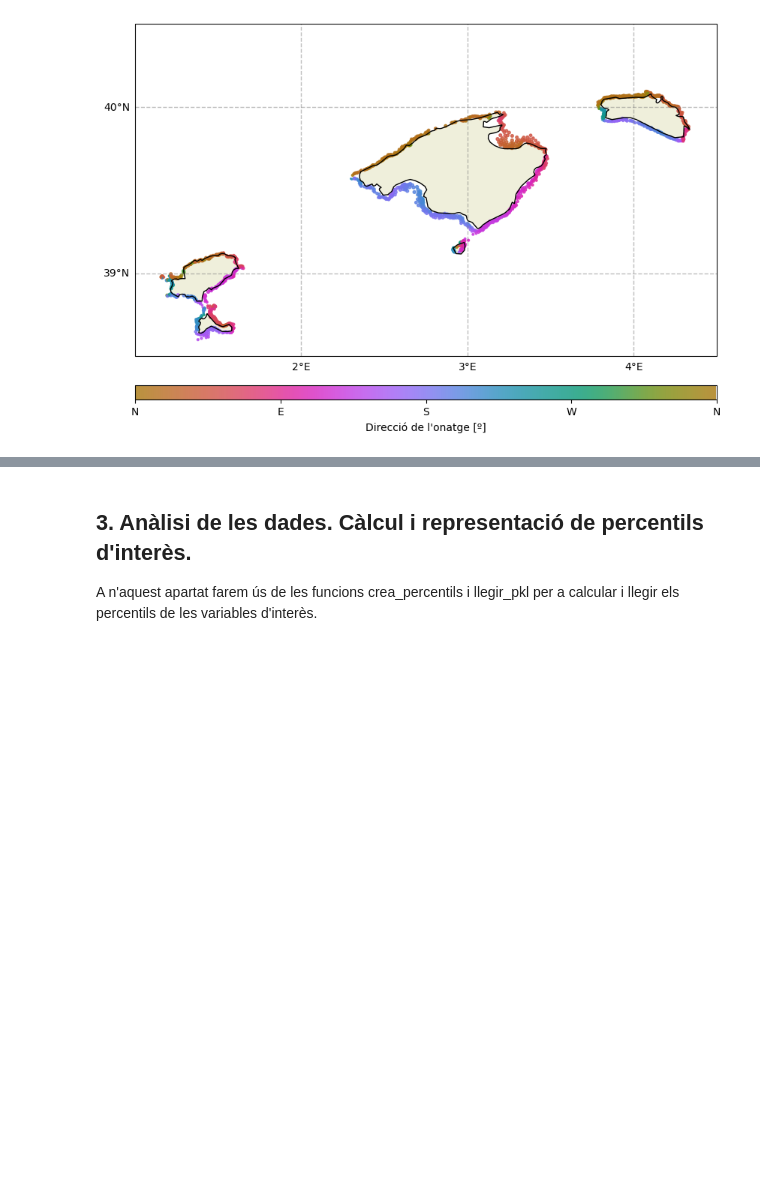
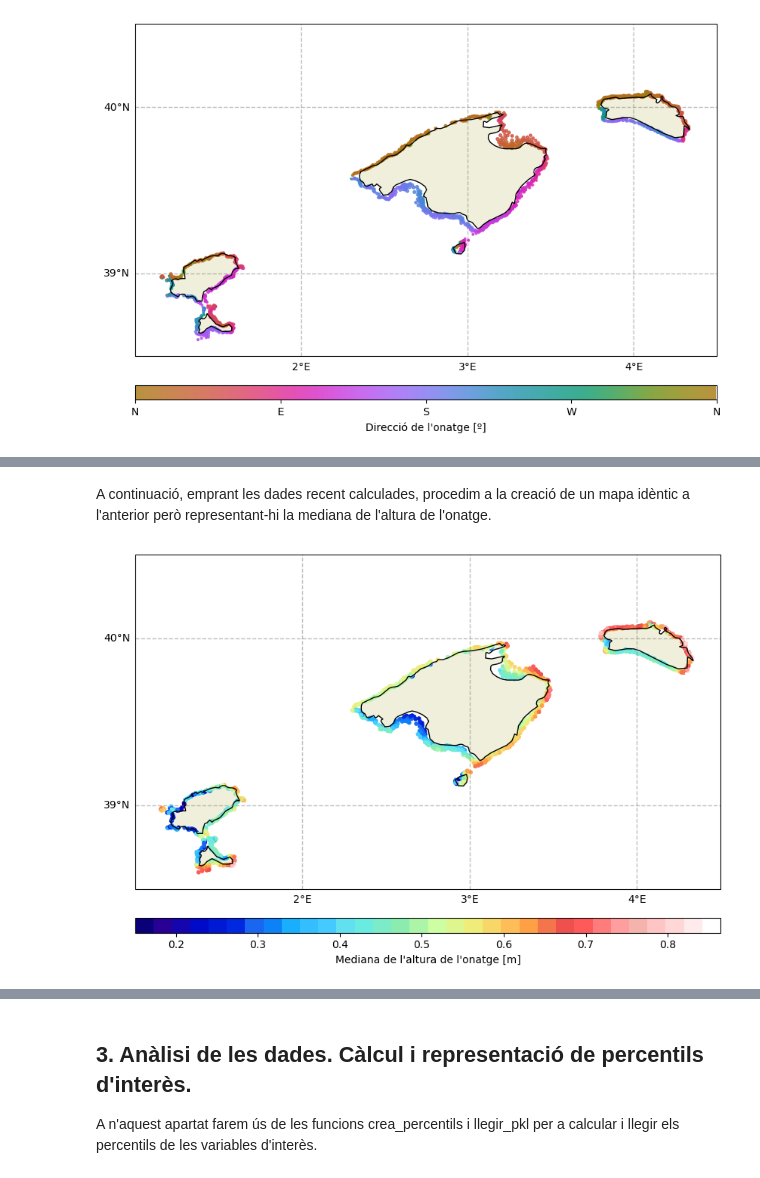
Before and after one commit to mugva/coexmed_tfg, a Jupyter notebook: general.ipynb, the cells around one changed output, grey strips where cells are left out. Cells and saved outputs as stored; diff of their text form; code cells hidden in the pictures; blank space fills up the shorter version.

```diff
--- a/general.ipynb
+++ b/general.ipynb
@@ -415,0 +450,35 @@ plt.show()
+# %% [markdown]
+A continuació, emprant les dades recent calculades, procedim a la creació de un mapa idèntic a l'anterior però representant-hi la mediana de l'altura de l'onatge.
+# %%
+# llegim dades
+path = r"D:\tfg\pkls\percentils_Hs_wavedpt_FTS.pkl"
+try:
+    percentils_Hs_wavedpt_FTS = llegir_pkl(path)
+except FileNotFoundError:
+    raise FileNotFoundError('No s\'ha trobat l\'arxiu .pkl amb les dades dels percentils de l\'altura de l\'onatge')
+
+# llegim el colormap
+rgb = np.loadtxt(r"D:\tfg\figures\cmaps\GMT_haxby.rgb")
+gmt_haxby = ListedColormap(rgb)
+
+# plot
+fig, ax = plt.subplots(figsize=(10, 10), subplot_kw={'projection': ccrs.PlateCarree()})
+ax.set_extent([1., 4.5, 38.5, 40.5])
+ax.add_feature(cfeature.COASTLINE.with_scale('10m'))
+ax.add_feature(cfeature.LAND)
+
+sc = ax.scatter(lon, lat, c=percentils_Hs_wavedpt_FTS.loc[0.5], cmap=gmt_haxby, s=10)
+
+cbar = plt.colorbar(sc, ax=ax, label='Mediana de l\'altura de l\'onatge [m]', orientation='horizontal', pad=0.05, aspect=40)
+
+# gridlines
+gl = ax.gridlines(draw_labels=True, linewidth=1, color='gray', alpha=0.5, linestyle='--')
+gl.top_labels = gl.right_labels = False
+gl.xformatter = LONGITUDE_FORMATTER
+gl.yformatter = LATITUDE_FORMATTER
+gl.xlocator = mticker.FixedLocator(range(1, 6, 1))  # adjust as per your extent
+gl.ylocator = mticker.FixedLocator(range(38, 41, 1))  # adjust as per your extent
+
+plt.show()
+# %% [output]
+[figure, added]
```
Also changed, not shown: parts of 10 cells of this notebook, 1 other file.
